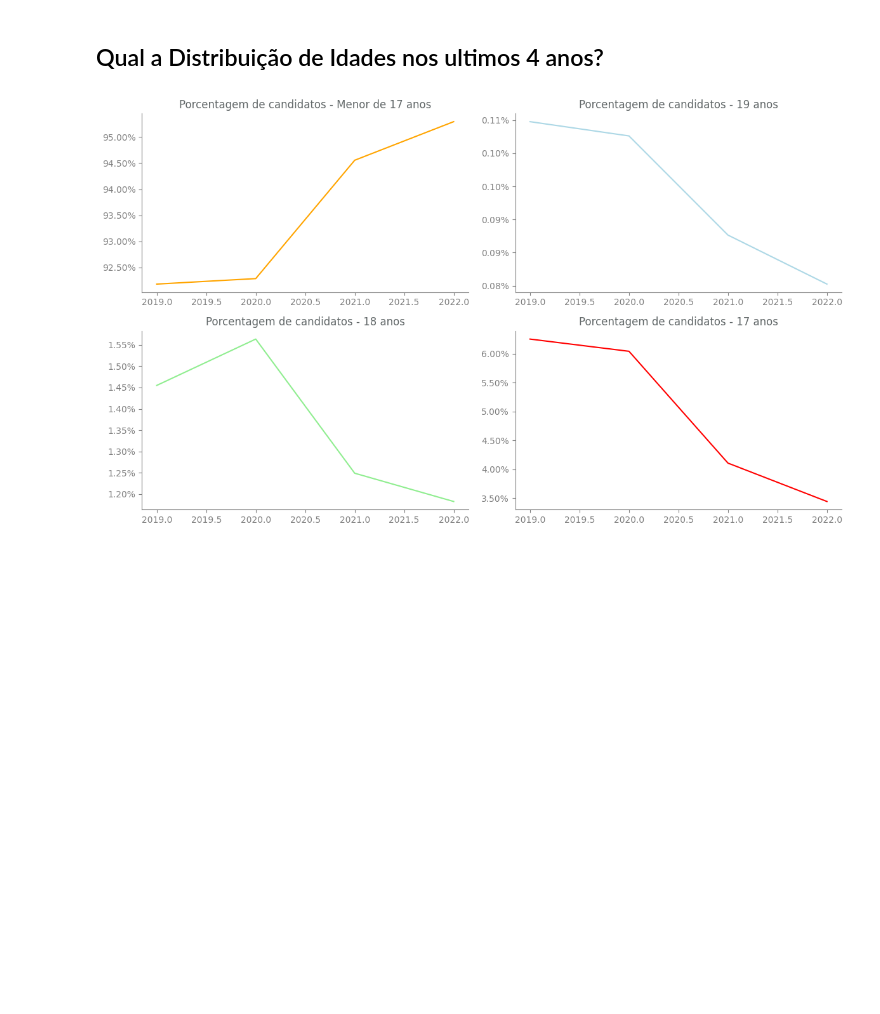
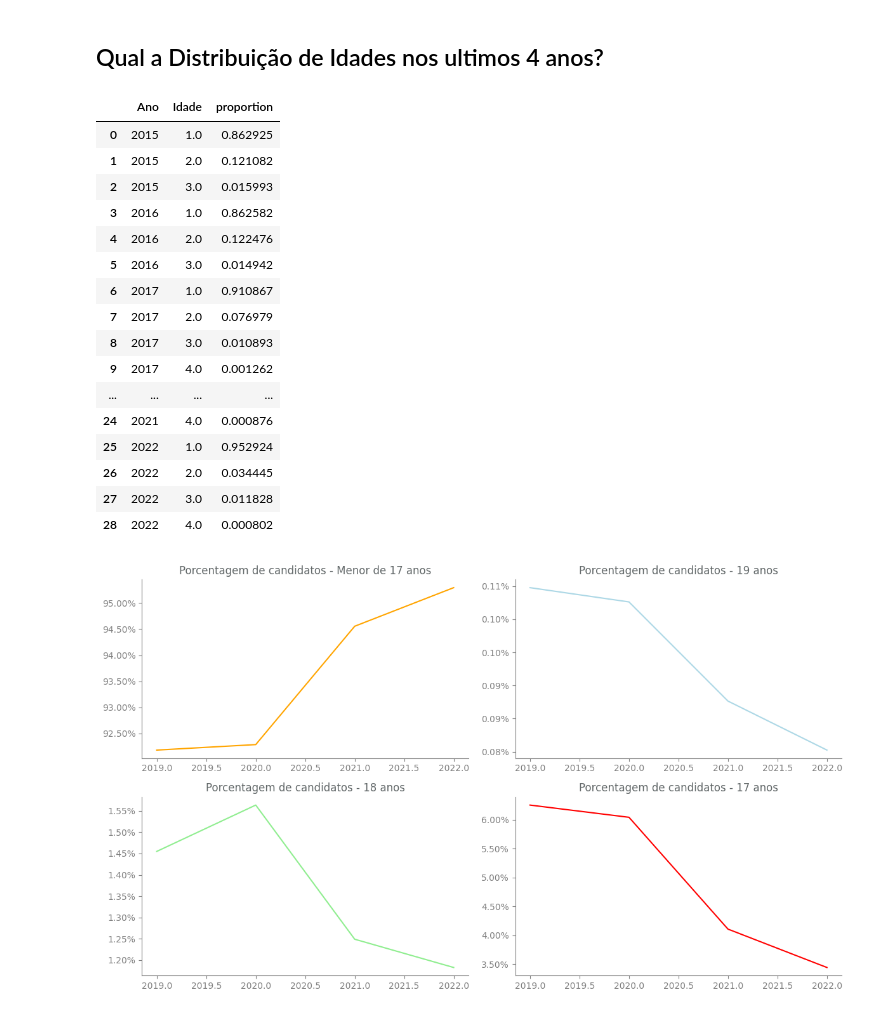
Before and after one commit to LiamFer/ENEM-Analysis, a Jupyter notebook: main_analysis.ipynb, the cells around one changed output. Saved outputs shown, nothing was run; the diff lists cells and outputs as text; code cells hidden in the pictures; blank space fills up the shorter version.

```diff
--- a/main_analysis.ipynb
+++ b/main_analysis.ipynb
@@ -297,6 +297,26 @@ plt.savefig('graphs/Geographic_Grades.png', transparent=True, dpi=600)
 # %%
 # Agrupando por ano pra construir as informações necesssárias
 age_distribution = pd.DataFrame(enem.loc[enem.Idade!=0].groupby("Ano").Idade.value_counts(normalize=True)).reset_index()
+# %%
+age_distribution
+# %% [output]
+|  | Ano | Idade | proportion |
+| 0 | 2015 | 1.0 | 0.862925 |
+| 1 | 2015 | 2.0 | 0.121082 |
+| 2 | 2015 | 3.0 | 0.015993 |
+| 3 | 2016 | 1.0 | 0.862582 |
+| 4 | 2016 | 2.0 | 0.122476 |
+| 5 | 2016 | 3.0 | 0.014942 |
+| 6 | 2017 | 1.0 | 0.910867 |
+| 7 | 2017 | 2.0 | 0.076979 |
+| 8 | 2017 | 3.0 | 0.010893 |
+| 9 | 2017 | 4.0 | 0.001262 |
+| ... | ... | ... | ... |
+| 24 | 2021 | 4.0 | 0.000876 |
+| 25 | 2022 | 1.0 | 0.952924 |
+| 26 | 2022 | 2.0 | 0.034445 |
+| 27 | 2022 | 3.0 | 0.011828 |
+| 28 | 2022 | 4.0 | 0.000802 |
 # %%
 # Mapeando e tratando os dados pra porcentagem
 age_distribution.Idade = age_distribution.Idade.map(faixa_etaria)
```
Also changed, not shown: parts of 3 cells of this notebook, 1 other file.
